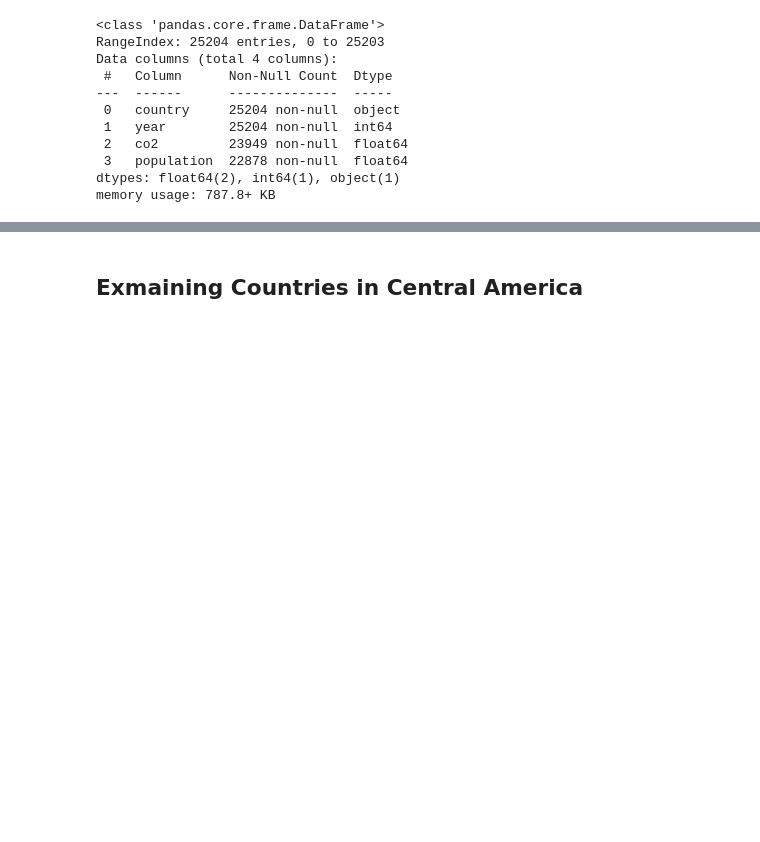
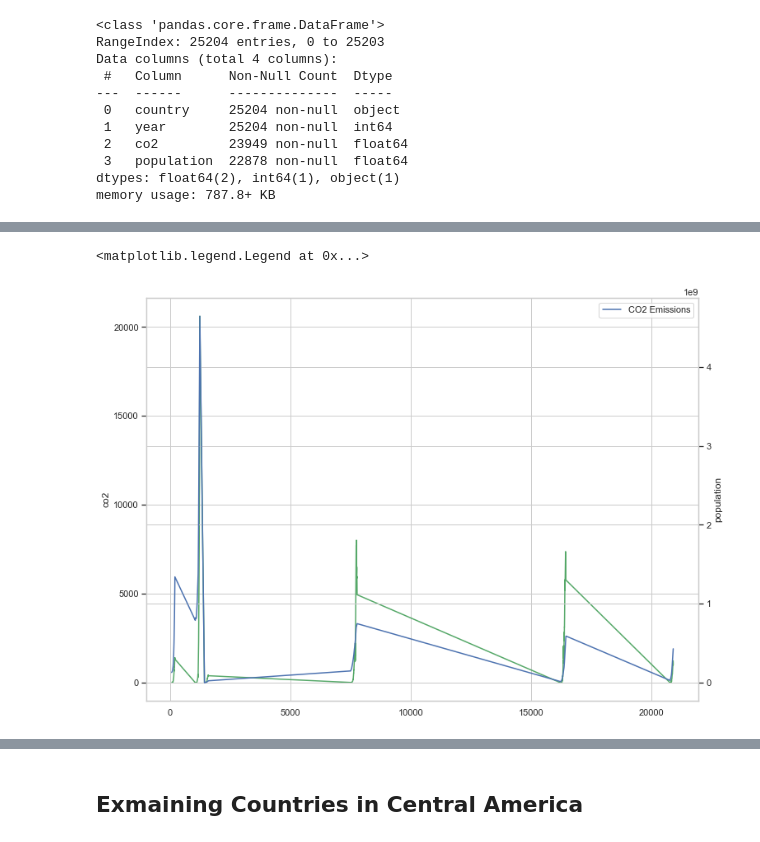
Before and after one commit to SaidhbhFoley/data_real_world_CO2, a Jupyter notebook: Real_World_CO2.ipynb, the cells around one changed output, grey strips where cells are left out. Drawn from its saved outputs; the diff is of its cells as text; code cells hidden in the pictures; blank space fills up the shorter version.

```diff
--- a/Real_World_CO2.ipynb
+++ b/Real_World_CO2.ipynb
@@ -116,0 +363,8 @@ memory usage: 787.8+ KB
+# %%
+sns.lineplot(data=dfglobal_data.co2, color="g")
+ax2 = plt.twinx()
+sns.lineplot(data=dfglobal_data.population, color="b", ax=ax2)
+plt.legend(labels=["CO2 Emissions","Population"])
+# %% [output]
+<matplotlib.legend.Legend at 0x...>
+[figure, added]
```
Also changed, not shown: parts of 70 cells of this notebook, 1 other file.
